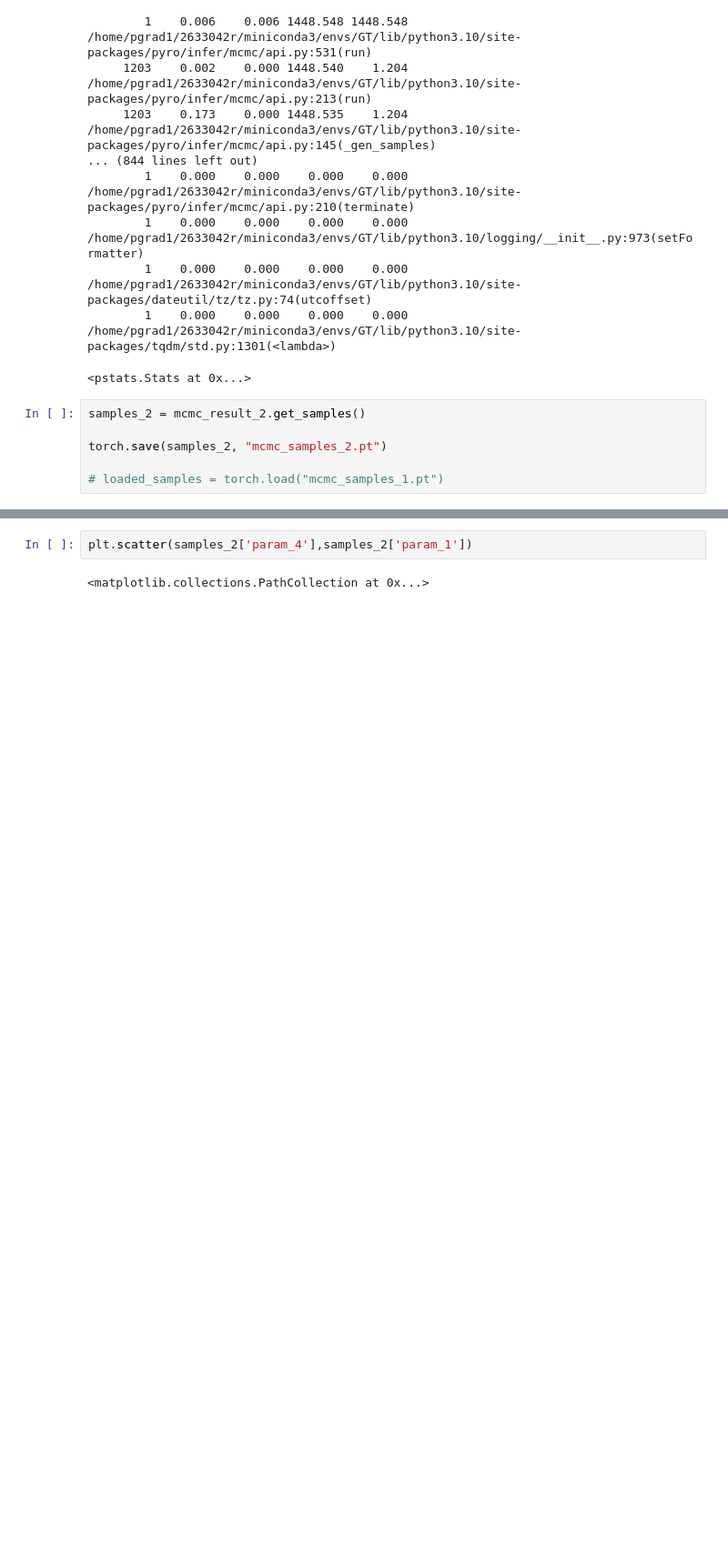
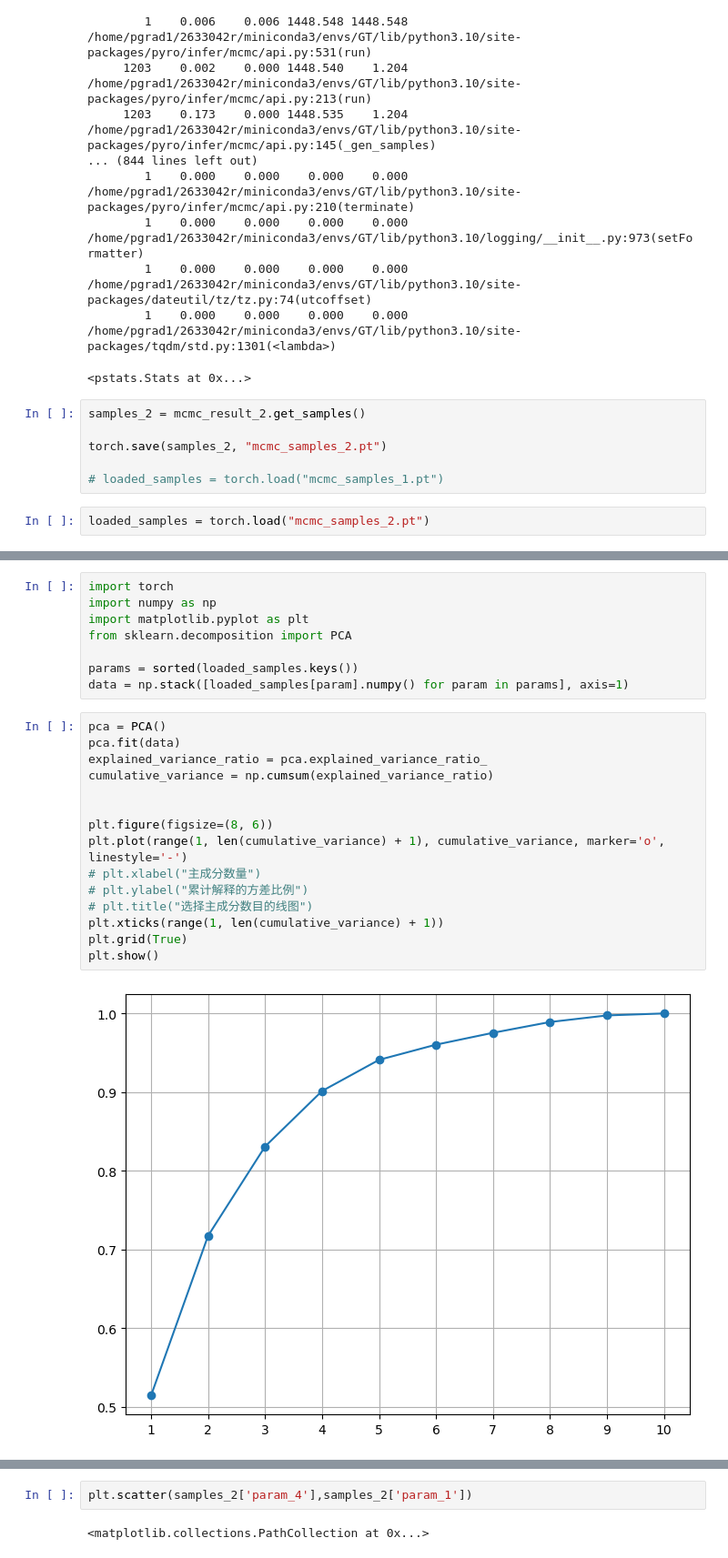
Before and after one commit to Aether-Ren/Multioutput_FixedG_GP, a Jupyter notebook: mcmcprior.ipynb, the cells around one changed output, grey strips where cells are left out. Shown at 91% size. Cells and saved outputs as stored; diff of their text form; blank space fills up the shorter version.

```diff
--- a/mcmcprior.ipynb
+++ b/mcmcprior.ipynb
@@ -208,3 +208,5 @@ samples_2 = mcmc_result_2.get_samples()
 torch.save(samples_2, "mcmc_samples_2.pt")
 
 # loaded_samples = torch.load("mcmc_samples_1.pt")
+# %%
+loaded_samples = torch.load("mcmc_samples_2.pt")
@@ -210,0 +226,25 @@ torch.save(samples_2, "mcmc_samples_2.pt")
+# %%
+import torch
+import numpy as np
+import matplotlib.pyplot as plt
+from sklearn.decomposition import PCA
+
+params = sorted(loaded_samples.keys())
+data = np.stack([loaded_samples[param].numpy() for param in params], axis=1)
+# %%
+pca = PCA()
+pca.fit(data)
+explained_variance_ratio = pca.explained_variance_ratio_
+cumulative_variance = np.cumsum(explained_variance_ratio)
+
+
+plt.figure(figsize=(8, 6))
+plt.plot(range(1, len(cumulative_variance) + 1), cumulative_variance, marker='o', linestyle='-')
+# plt.xlabel("主成分数量")
+# plt.ylabel("累计解释的方差比例")
+# plt.title("选择主成分数目的线图")
+plt.xticks(range(1, len(cumulative_variance) + 1))
+plt.grid(True)
+plt.show()
+# %% [output]
+[figure, added]
```
Also changed, not shown: parts of 3 cells of this notebook, 7 other files.
